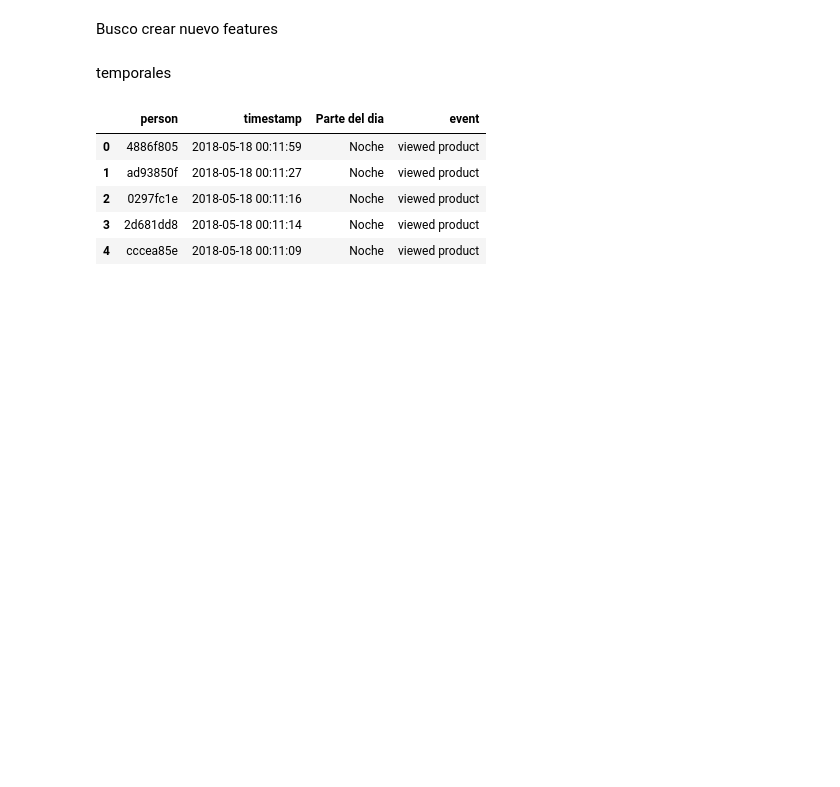
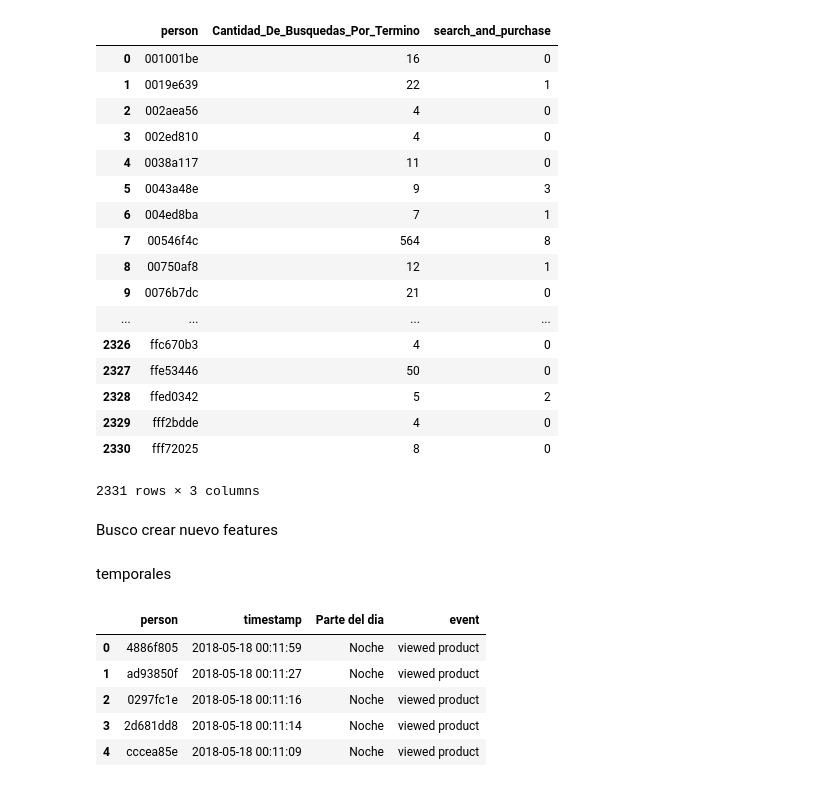
Before and after one commit to matfonseca/TP2DATOS, a Jupyter notebook: Map.ipynb, the cells around one changed output. Cells and saved outputs as stored; diff of their text form; code cells hidden in the pictures; blank space fills up the shorter version.

```diff
--- a/Map.ipynb
+++ b/Map.ipynb
@@ -15,0 +57,9 @@ Index(['Unnamed: 0', 'timestamp', 'event', 'person', 'url', 'sku', 'model',
+# %%
+#No aporta mucho
+searchData = pd.DataFrame({'Cantidad_De_Busquedas_Por_Termino' :eventsData.groupby(['search_term','person','event']).size()})
+searchData = searchData.sort_values(by ='Cantidad_De_Busquedas_Por_Termino',ascending= False )
+searchData.reset_index(inplace = True)
+searchData.set_index('person',inplace = True)
+searchData = searchData.drop('event',axis=1)
+searchData.reset_index(inplace=True)
+searchData['person'].count()
@@ -15,0 +68,6 @@ Index(['Unnamed: 0', 'timestamp', 'event', 'person', 'url', 'sku', 'model',
+# %%
+#No aporta mucho
+conversionData = eventsData[eventsData['event'].map(lambda x: ( x== 'conversion'))]
+conversionData.set_index('person', inplace = True)
+conversionData = conversionData.loc[:,['model','condition']]
+conversionData
@@ -16,2 +120,35 @@ Index(['Unnamed: 0', 'timestamp', 'event', 'person', 'url', 'sku', 'model',
+# %%
+#Aumento en 2%
+dataSearchAndSelling = pd.merge(searchData,conversionData,on="person",how="inner")
+dataSearchAndSelling
+dataSearchAndSelling["model"] = dataSearchAndSelling["model"].fillna("Desconocido")
+dataSearchAndSelling["marca"] = dataSearchAndSelling["model"].map(lambda x:"apple" if(x.split(" ")[0] in ["iphone","ipad"]) else x.split(" ")[0])
+dataSearchAndSelling["search_term"] = dataSearchAndSelling['search_term'].map(lambda x: 'samsung' if x.split(" ")[0].lower() in ['s6','s8','s7','samsung'] else x.split(' ')[0])
+dataSearchAndSelling["search_term"] = dataSearchAndSelling['search_term'].map(lambda x: 'motorola' if x.split(" ")[0].lower() in ['motorola','moto'] else x.split(' ')[0])
+dataSearchAndSelling["search_term"] = dataSearchAndSelling['search_term'].map(lambda x: 'iphone' if x.split(" ")[0].lower() in ['iphone'] else x.split(' ')[0])
+dataSearchAndSelling['search_and_purchase'] = dataSearchAndSelling['search_term']==(dataSearchAndSelling['marca'])
+dataSearchAndSelling["search_and_purchase"] = dataSearchAndSelling['search_and_purchase'].map(lambda x: 1 if x == True else 0)
+dataSearchAndSelling = dataSearchAndSelling.drop(['search_term','condition','model','marca'],axis = 1)
+dataSearchAndSelling = dataSearchAndSelling.groupby('person').agg({'Cantidad_De_Busquedas_Por_Termino':'sum', 'search_and_purchase':'sum'}).reset_index()
+dataSearchAndSelling
+# %% [output]
+|  | person | Cantidad_De_Busquedas_Por_Termino | search_and_purchase |
+| 0 | 001001be | 16 | 0 |
+| 1 | 0019e639 | 22 | 1 |
+| 2 | 002aea56 | 4 | 0 |
+| 3 | 002ed810 | 4 | 0 |
+| 4 | 0038a117 | 11 | 0 |
+| 5 | 0043a48e | 9 | 3 |
+| 6 | 004ed8ba | 7 | 1 |
+| 7 | 00546f4c | 564 | 8 |
+| 8 | 00750af8 | 12 | 1 |
+| 9 | 0076b7dc | 21 | 0 |
+| ... | ... | ... | ... |
+| 2326 | ffc670b3 | 4 | 0 |
+| 2327 | ffe53446 | 50 | 0 |
+| 2328 | ffed0342 | 5 | 2 |
+| 2329 | fff2bdde | 4 | 0 |
+| 2330 | fff72025 | 8 | 0 |
+2331 rows × 3 columns
 # %%
 eventsData = eventsData.drop("Unnamed: 0", axis=1)
```
Also changed, not shown: parts of 38 cells of this notebook.
